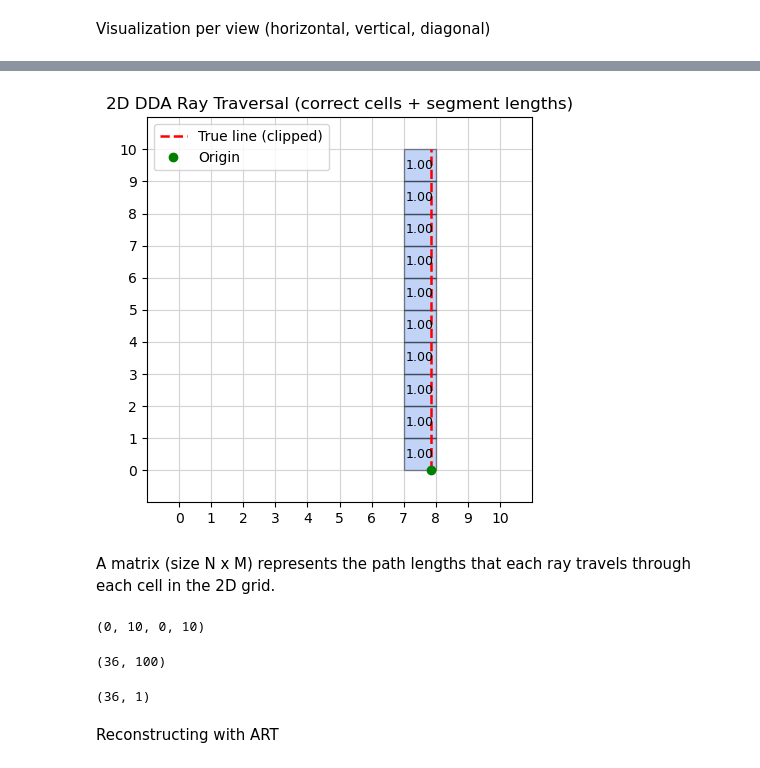
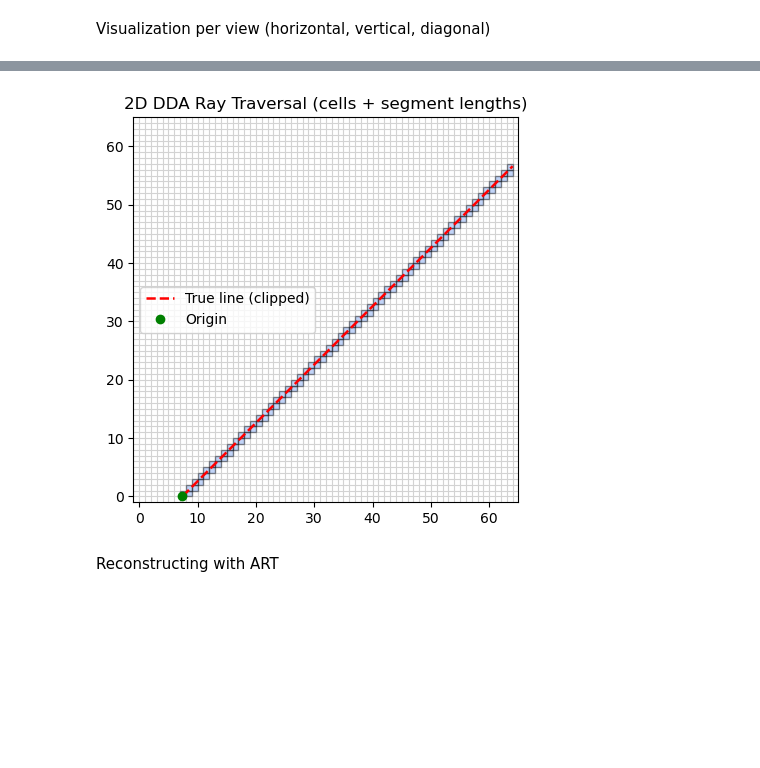
Before and after one commit to marcosolime/sim-carving, a Jupyter notebook: exp_5.ipynb, the cells around one changed output, grey strips where cells are left out. Drawn from its saved outputs; the diff is of its cells as text; code cells hidden in the pictures; blank space fills up the shorter version.

Commit message:
extend grid and shapes

```diff
--- a/exp_5.ipynb
+++ b/exp_5.ipynb
@@ -161,7 +162,7 @@ cells
 # %% [markdown]
 Demo
 # %%
-def demo_plot(origin, direction, bounds):
+def demo_plot(origin, direction, bounds, show_length=True, show_ticks=True):
     xmin, xmax, ymin, ymax = bounds
     cells = dda_ray_with_lengths(origin, direction, bounds)
 
@@ -176,7 +177,8 @@ def demo_plot(origin, direction, bounds):
     for (ix, iy, L) in cells:
         rect = patches.Rectangle((ix, iy), 1, 1, facecolor='cornflowerblue', alpha=0.4, edgecolor='k')
         ax.add_patch(rect)
-        ax.text(ix+0.5, iy+0.5, f"{L:.2f}", ha='center', va='center', fontsize=9)
+        if show_length:
+            ax.text(ix+0.5, iy+0.5, f"{L:.2f}", ha='center', va='center', fontsize=9)
 
     # draw the true infinite line; show only across the box
     # compute the clipped endpoints for nice plotting
@@ -196,9 +198,10 @@ def demo_plot(origin, direction, bounds):
     ax.set_xlim(xmin-1, xmax+1)
     ax.set_ylim(ymin-1, ymax+1)
     ax.set_aspect('equal')
-    ax.set_xticks(range(xmin, xmax+1))
-    ax.set_yticks(range(ymin, ymax+1))
-    ax.set_title("2D DDA Ray Traversal (correct cells + segment lengths)")
+    if show_ticks:
+        ax.set_xticks(range(xmin, xmax+1))
+        ax.set_yticks(range(ymin, ymax+1))
+    ax.set_title("2D DDA Ray Traversal (cells + segment lengths)")
     ax.legend()
     plt.show()
 # %%
@@ -298,18 +297,18 @@ Define the rays
 # %%
 import numpy as np
 
-N_view = 12
+N_view = 80
 views = 3
 N = N_view * views
 domain_size = max(bounds[1]-bounds[0], bounds[1]-bounds[0])
 
 # Horizontal rays (left - right)
-ys = np.linspace(0.5, 9.5, N_view)
+ys = np.linspace(bounds[0]+1.0, bounds[1]-1.0, N_view)
 rays_o_h = np.array([[0.0, y] for y in ys])
 rays_d_h = np.tile(np.array([1.0, 0.0]), (N_view, 1))
 
 # Vertical rays (bottom - top)
-xs = np.linspace(0.5, 9.5, N_view)
+xs = np.linspace(bounds[2]+1.0, bounds[3]+1.0, N_view)
 rays_o_v = np.array([[x, 0.0] for x in xs])
 rays_d_v = np.tile(np.array([0.0, 1.0]), (N_view, 1))
 
@@ -456,11 +508,5 @@ plot_view(rays_o_d, rays_d_d, b_d, "45° View")
 # %%
 i = np.random.randint(len(rays_o))
-demo_plot(rays_o[i], rays_d[i], bounds)
+demo_plot(rays_o[i], rays_d[i], bounds, show_length=False, show_ticks=False)
 # %% [output]
-[figure, old version]
+[figure, new version]
-# %% [markdown]
-A matrix (size N x M) represents the path lengths that each ray travels through each cell in the 2D grid.
-# %%
-bounds
-# %% [output]
-(0, 10, 0, 10)
@@ -483,8 +512,0 @@ for i in range(N):
-# %%
-A.shape
-# %% [output]
-(36, 100)
-# %%
-b.shape
-# %% [output]
-(36, 1)
```
Also changed, not shown: parts of 28 cells of this notebook.
